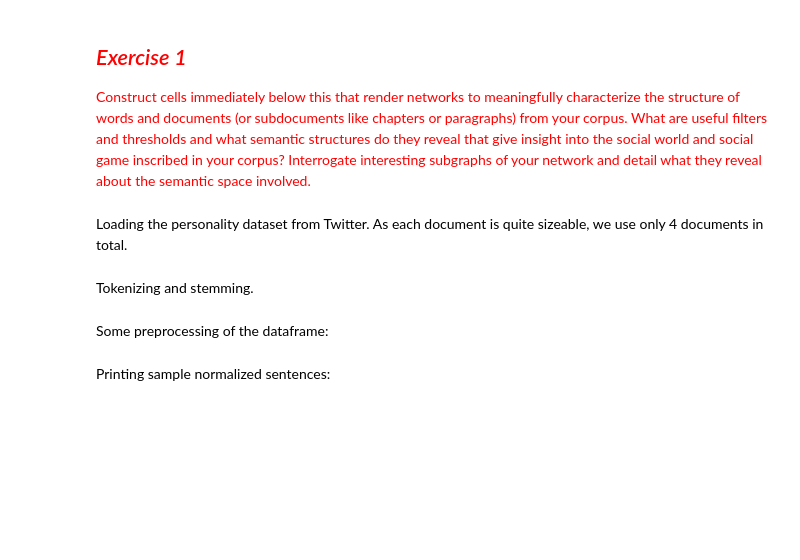
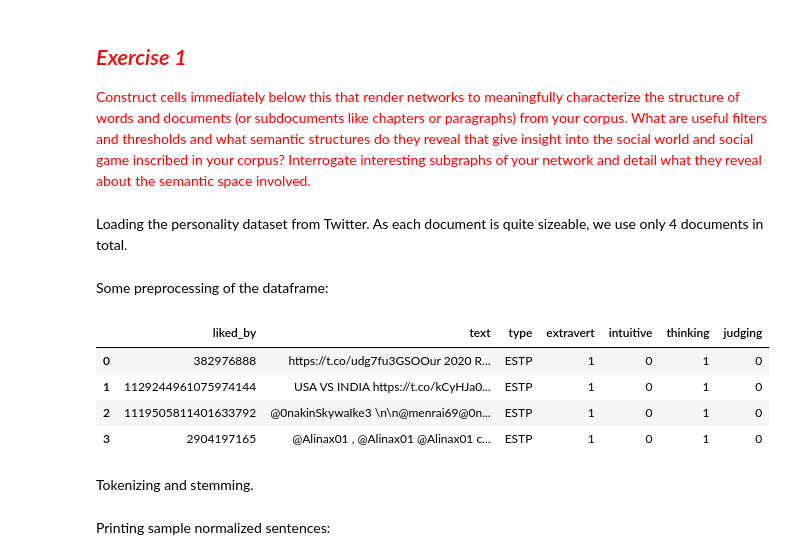
Before and after one commit to k-partha/Content-Analysis-Notebooks, a Jupyter notebook: week-5/Partha_Kadambi_HW_5.ipynb, the cells around one changed output. Drawn from its saved outputs; the diff is of its cells as text; code cells hidden in the pictures; blank space fills up the shorter version.

```diff
--- a/week-5/Partha_Kadambi_HW_5.ipynb
+++ b/week-5/Partha_Kadambi_HW_5.ipynb
@@ -398,7 +583,17 @@ personalityDF
+# %% [markdown]
+Some preprocessing of the dataframe:
+# %%
+personalityDF.reset_index(inplace = True)
+personalityDF.drop(['Unnamed: 0', 'index'], axis = 1, inplace = True)
+personalityDF
+# %% [output]
+|  | liked_by | text | type | extravert | intuitive | thinking | judging |
+| 0 | 382976888 | https://t.co/udg7fu3GSOOur 2020 R... | ESTP | 1 | 0 | 1 | 0 |
+| 1 | 1129244961075974144 | USA VS INDIA https://t.co/kCyHJa0... | ESTP | 1 | 0 | 1 | 0 |
+| 2 | 1119505811401633792 | @0nakinSkywaIke3 \n\n@menrai69@0n... | ESTP | 1 | 0 | 1 | 0 |
+| 3 | 2904197165 | @Alinax01 , @Alinax01 @Alinax01 c... | ESTP | 1 | 0 | 1 | 0 |
 # %% [markdown]
 Tokenizing and stemming.
 # %%
 personalityDF['tokenized_sents'] = personalityDF['text'].apply(lambda x: [lucem_illud_2020.word_tokenize(s) for s in lucem_illud_2020.sent_tokenize(x)])
 personalityDF['normalized_sents'] = personalityDF['tokenized_sents'].apply(lambda x: [lucem_illud_2020.normalizeTokens(s) for s in x])
-# %% [markdown]
-Some preprocessing of the dataframe:
```
Also changed, not shown: parts of 45 cells of this notebook.
